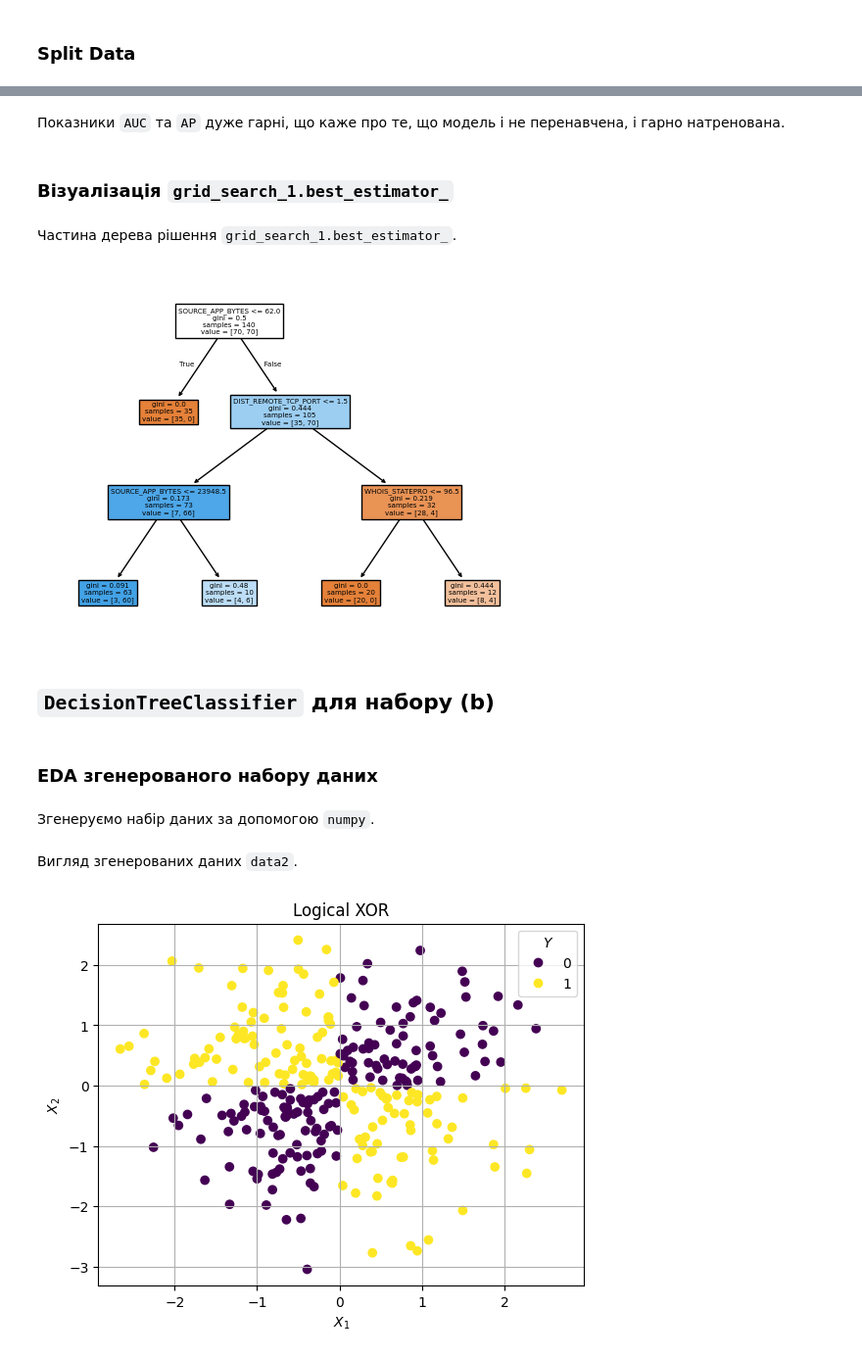
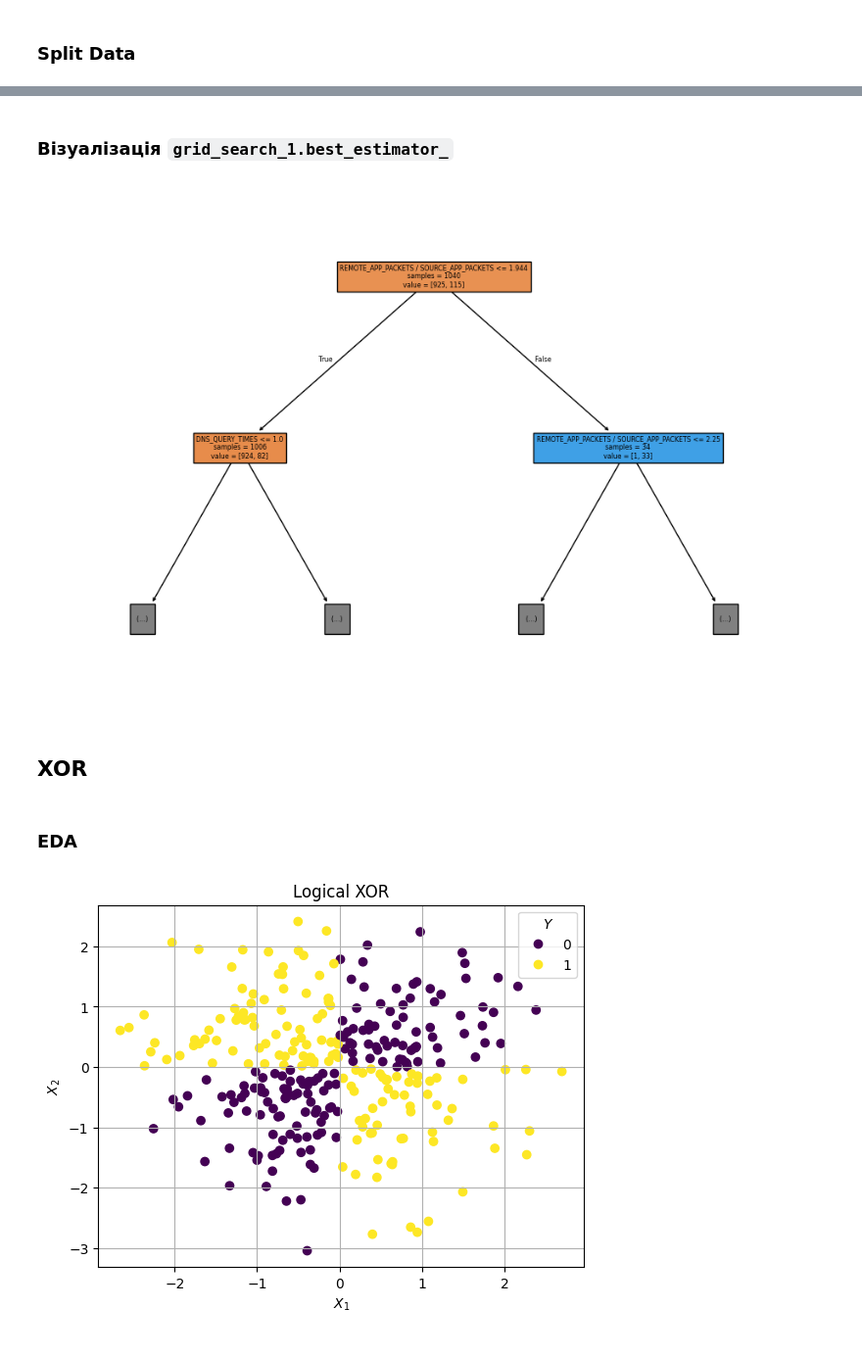
Before and after one commit to 18yevhenii/iad, a Jupyter notebook: lab2/lab2.ipynb, the cells around one changed output, grey strips where cells are left out. Shown at 98% size. Drawn from its saved outputs; the diff is of its cells as text; code cells hidden in the pictures.

```diff
--- a/lab2/lab2.ipynb
+++ b/lab2/lab2.ipynb
@@ -170,0 +199,2 @@ data1.reset_index(drop=True, inplace=True)
+# %%
+websites = websites.fillna(websites.median()[0])
@@ -170,0 +208,2 @@ data1.reset_index(drop=True, inplace=True)
+# %%
+websites.drop_duplicates(inplace=True)
@@ -204,16 +251,16 @@ test_data1.to_csv("data/malisicious_and_benign_websites/test.csv",index=False)
 # %%
 grid_search_1 = GridSearchCV(
-  estimator=DecisionTreeClassifier(),
-  param_grid={
-    "criterion": ["gini", "entropy"],
-    "max_depth": [3,4],
-    "min_samples_split": [10,20],
-    "min_samples_leaf": [5,7],
-    "max_features": ["sqrt",None],
+    estimator=DecisionTreeClassifier(),
+    param_grid={
+        "criterion": ["log_loss"],
+        "max_depth": [3, 5],
+        "min_samples_split": [2, 5],
+        "min_samples_leaf": [1, 3, 5],
+        "max_features": ["sqrt", None],
+        "max_leaf_nodes": [None, 10, 20],
     },
-  scoring=[ "f1"],
-  refit="f1",
-  cv=3,
-  verbose=1,
-  error_score='raise'
+    scoring="f1_macro",
+    cv=3,
+    verbose=1,
+    error_score='raise'
 )
@@ -222,7 +267,9 @@ grid_search_1 = GridSearchCV(
 # %%
 %%time
 _ = grid_search_1.fit(
-  train_data1.drop(columns=["Type"]),
-  train_data1["Type"]
+    websites_train.drop(columns=["Type"]),
+    websites_train["Type"]
 )
+print(f"best parameters: {grid_search_1.best_params_}")
+print(f"f1 macro: {grid_search_1.best_score_:.4f}",)
 # %% [output]
@@ -294,24 +326,21 @@ axes[1].grid(True)
-# %% [markdown]
-Показники `AUC` та `AP` дуже гарні, що каже про те, що модель і не перенавчена, і гарно натренована.
 # %% [markdown]
 ### Візуалізація `grid_search_1.best_estimator_`
-# %% [markdown]
-Частина дерева рішення `grid_search_1.best_estimator_`.
 # %%
+plt.figure(figsize=(12, 8))
+
 _ = plot_tree(
-  grid_search_1.best_estimator_,
-  feature_names=data1.columns,
-  filled=True,
-  max_depth=3
+    grid_search_1.best_estimator_,
+    feature_names=websites.columns,
+    filled=True,
+    impurity=False,
+    max_depth=1
 )
 # %% [output]
-[figure, old version]
+[figure, new version]
-# %% [markdown]
-## `DecisionTreeClassifier` для набору (b)
+# %% [markdown]
+## XOR
 # %% [markdown]
-###  EDA згенерованого набору даних
+###  EDA
-# %% [markdown]
-Згенеруємо набір даних за допомогою `numpy`.
 # %%
 np.random.seed(0)
 X = np.random.randn(300, 2)
@@ -324,4 +353,2 @@ data2 = pd.DataFrame({
 })
-# %% [markdown]
-Вигляд згенерованих даних `data2`.
 # %%
```
Also changed, not shown: parts of 78 cells of this notebook, 17 other files.
